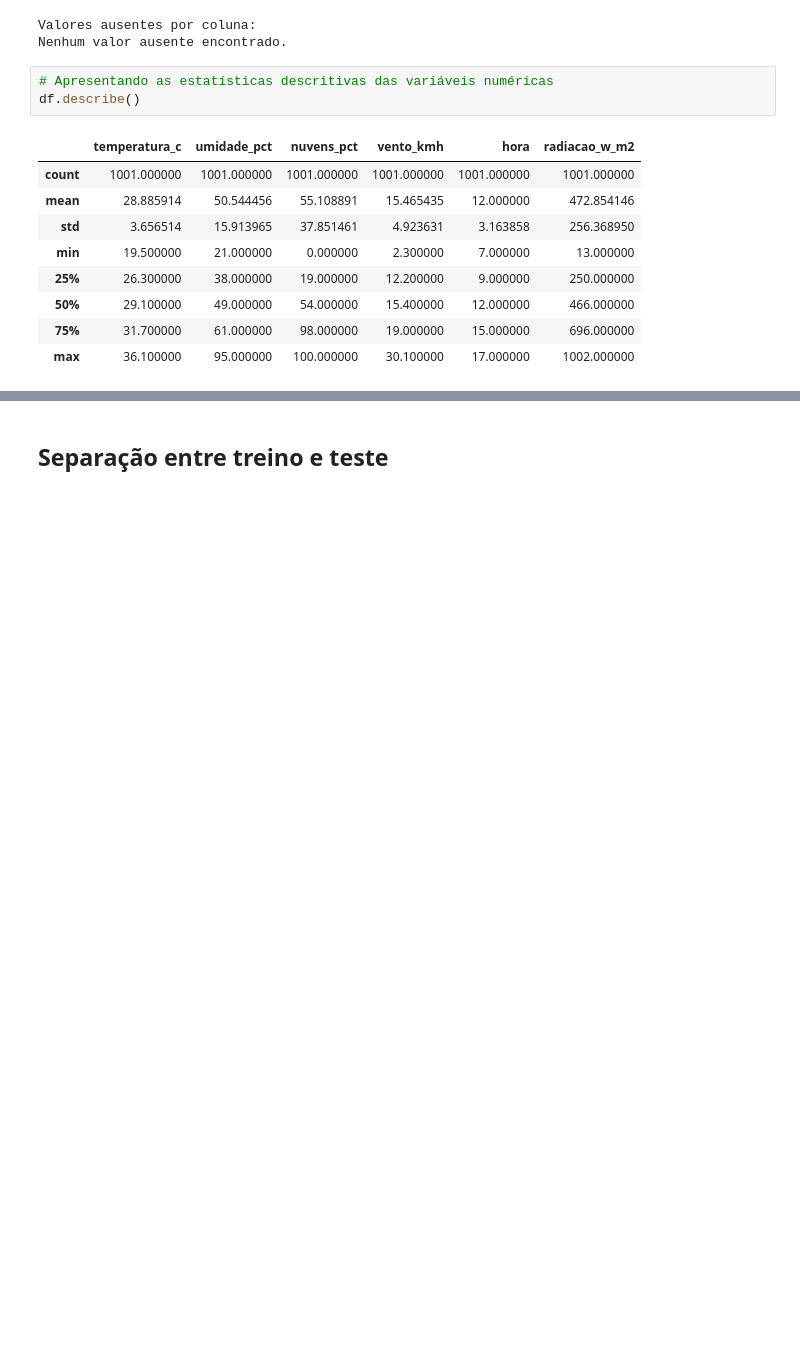
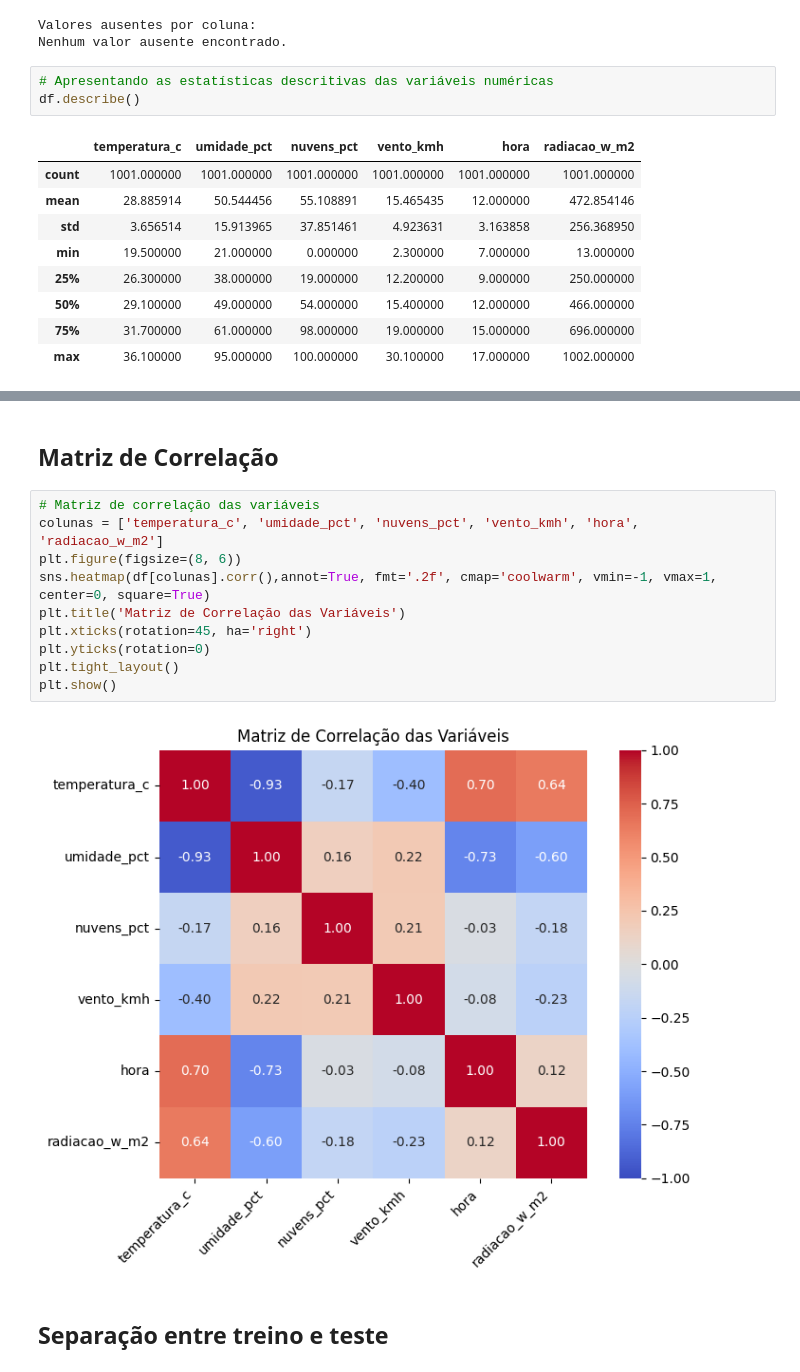
Before and after one commit to JunUehara56/CP5_SERS, a Jupyter notebook: Aula_APIs_Energia_Renovavel_ML.ipynb, the cells around one changed output, grey strips where cells are left out. Cells and saved outputs as stored; diff of their text form; blank space fills up the shorter version.

```diff
--- a/Aula_APIs_Energia_Renovavel_ML.ipynb
+++ b/Aula_APIs_Energia_Renovavel_ML.ipynb
@@ -642,3 +655,17 @@ display(y.head())
 dtype: float64
+# %% [markdown]
+## Matriz de Correlação
+# %%
+# Matriz de correlação das variáveis
+colunas = ['temperatura_c', 'umidade_pct', 'nuvens_pct', 'vento_kmh', 'hora', 'radiacao_w_m2']
+plt.figure(figsize=(8, 6))
+sns.heatmap(df[colunas].corr(),annot=True, fmt='.2f', cmap='coolwarm', vmin=-1, vmax=1, center=0, square=True)
+plt.title('Matriz de Correlação das Variáveis')
+plt.xticks(rotation=45, ha='right')
+plt.yticks(rotation=0)
+plt.tight_layout()
+plt.show()
+# %% [output]
+[figure, added]
 # %% [markdown]
 ## Separação entre treino e teste
```
Also changed, not shown: parts of 34 cells of this notebook.
